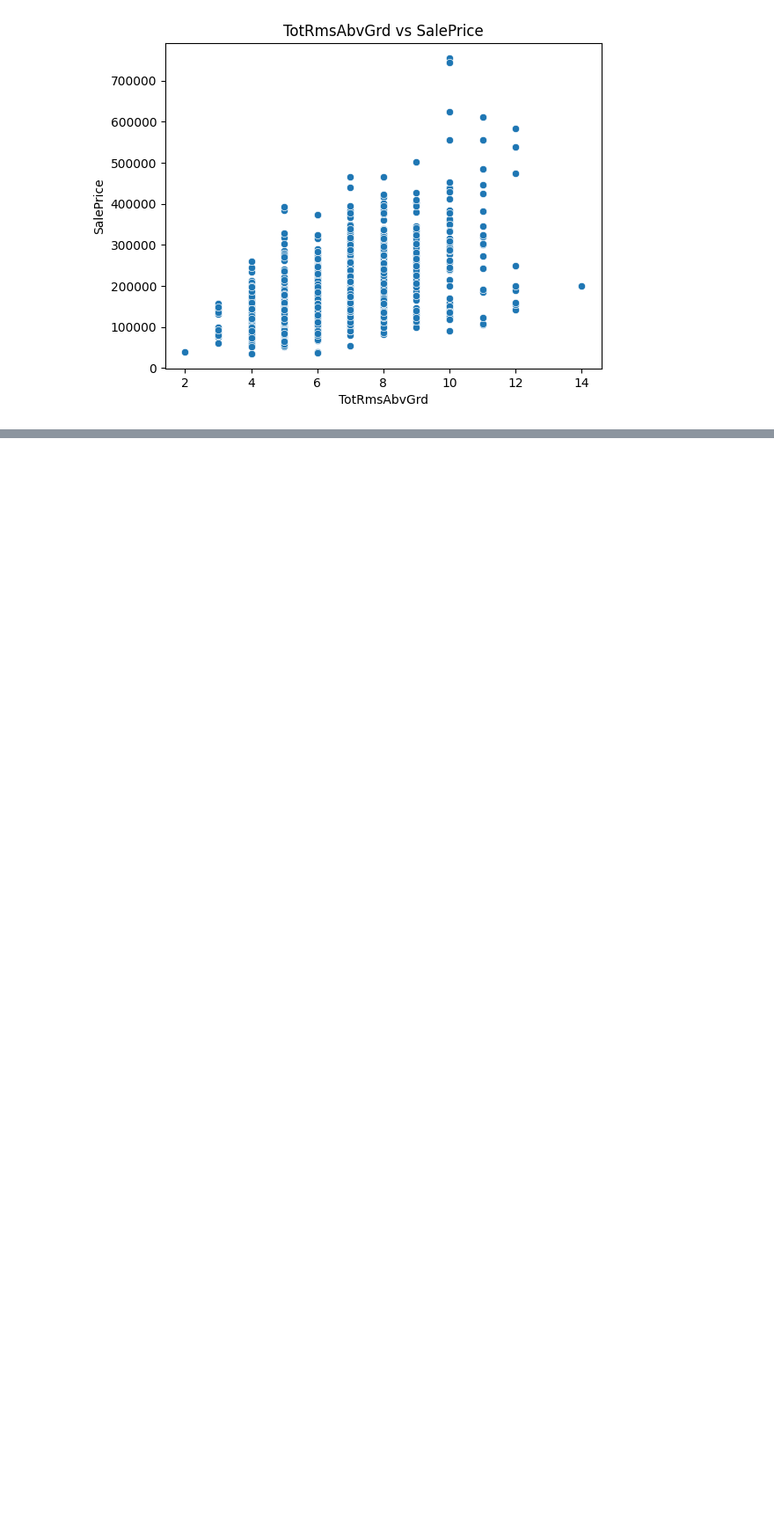
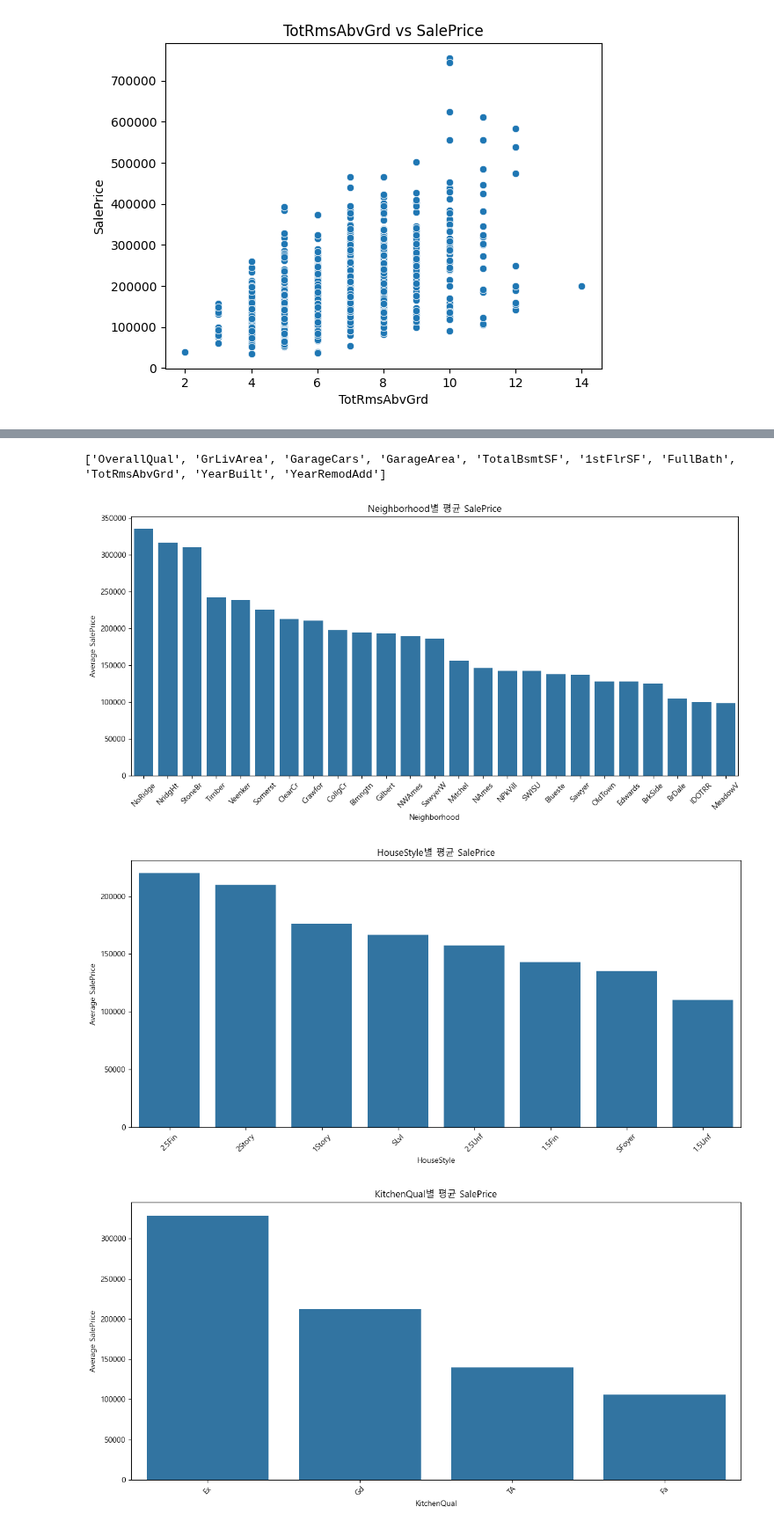
Before and after one commit to yujeong-lee-1996/practice, a Jupyter notebook: simple-pred/simple-house/1st_pred_house.ipynb, the cells around one changed output, grey strips where cells are left out. Shown at 88% size. Cells and saved outputs as stored; diff of their text form; code cells hidden in the pictures; blank space fills up the shorter version.

Commit message:
pred house update

```diff
--- a/simple-pred/simple-house/1st_pred_house.ipynb
+++ b/simple-pred/simple-house/1st_pred_house.ipynb
@@ -111,0 +160,30 @@ for col in top_features:
+# %%
+selected_numerical = top_corr_feats.index.tolist()
+print(selected_numerical)
+# %% [output]
+['OverallQual', 'GrLivArea', 'GarageCars', 'GarageArea', 'TotalBsmtSF', '1stFlrSF', 'FullBath', 'TotRmsAbvGrd', 'YearBuilt', 'YearRemodAdd']
+# %%
+# 마이너스 깨짐 방지
+import os
+import matplotlib.pyplot as plt
+# 윈도우 기본 한글 폰트 설정 (예: 'Malgun Gothic')
+plt.rcParams['font.family'] = 'Malgun Gothic'
+# %%
+selected_categorical = ['Neighborhood', 'HouseStyle', 'KitchenQual', 'ExterQual', 'MSZoning']
+
+for col in selected_categorical:
+    # 범주별 평균 SalePrice 계산
+    mean_prices = train.groupby(col)['SalePrice'].mean().sort_values(ascending=False)
+
+    plt.figure(figsize=(12, 6))
+    sns.barplot(x=mean_prices.index, y=mean_prices.values)
+    plt.xticks(rotation=45)
+    plt.title(f"{col}별 평균 SalePrice")
+    plt.ylabel("Average SalePrice")
+    plt.xlabel(col)
+    plt.tight_layout()
+    plt.show()
+# %% [output]
+[figure, added]
+[figure, added]
+[figure, added]
```
Also changed, not shown: parts of 8 cells of this notebook, 1 other file.
